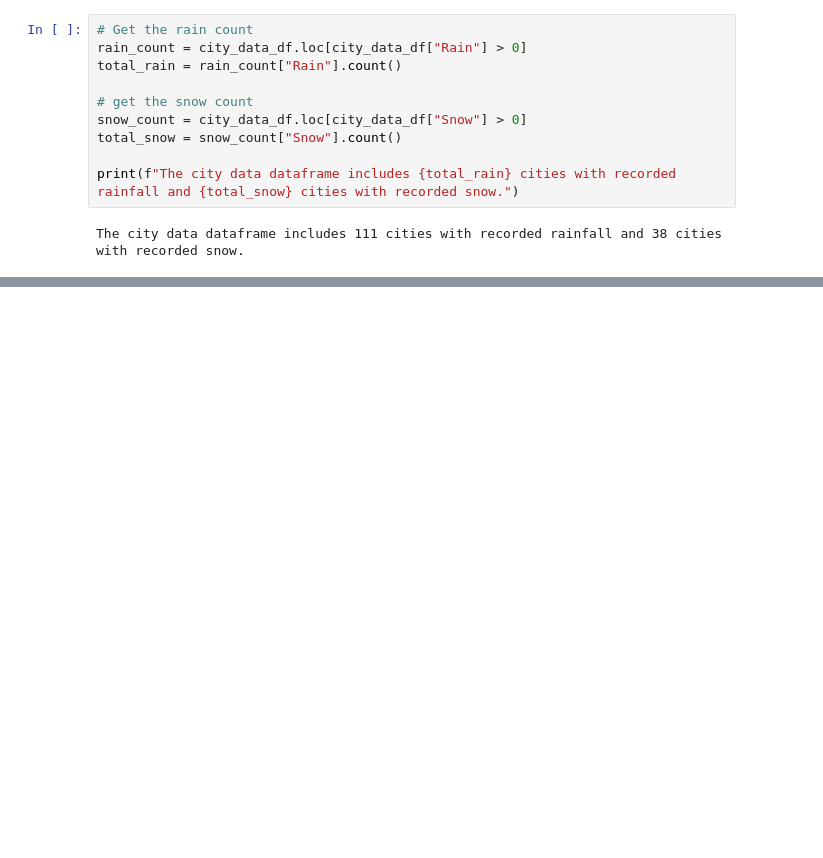
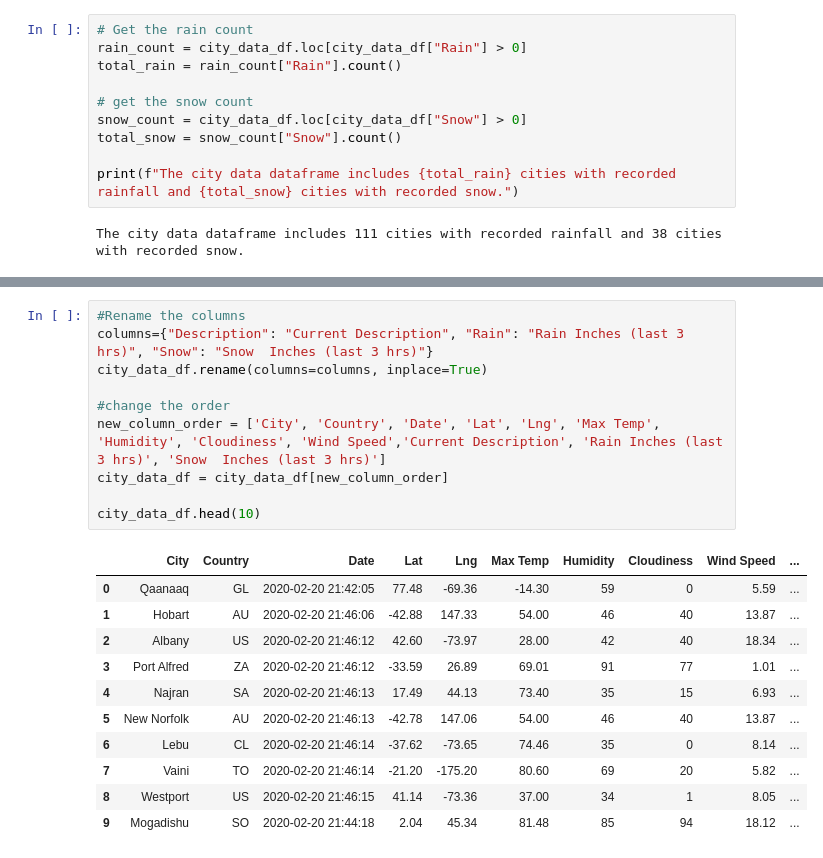
Before and after one commit to rcelorio/World_Weather_Analysis, a Jupyter notebook: Weather_Database.ipynb, the cells around one changed output, grey strips where cells are left out. Saved outputs shown, nothing was run; the diff lists cells and outputs as text; blank space fills up the shorter version.

```diff
--- a/Weather_Database.ipynb
+++ b/Weather_Database.ipynb
@@ -163,0 +168,22 @@ The city data dataframe includes 111 cities with recorded rainfall and 38 cities
+# %%
+#Rename the columns
+columns={"Description": "Current Description", "Rain": "Rain Inches (last 3 hrs)", "Snow": "Snow  Inches (last 3 hrs)"}
+city_data_df.rename(columns=columns, inplace=True)
+
+#change the order
+new_column_order = ['City', 'Country', 'Date', 'Lat', 'Lng', 'Max Temp', 'Humidity', 'Cloudiness', 'Wind Speed','Current Description', 'Rain Inches (last 3 hrs)', 'Snow  Inches (last 3 hrs)']
+city_data_df = city_data_df[new_column_order]
+
+city_data_df.head(10)
+# %% [output]
+|  | City | Country | Date | Lat | Lng | Max Temp | Humidity | Cloudiness | Wind Speed | ... |
+| 0 | Qaanaaq | GL | 2020-02-20 21:42:05 | 77.48 | -69.36 | -14.30 | 59 | 0 | 5.59 | ... |
+| 1 | Hobart | AU | 2020-02-20 21:46:06 | -42.88 | 147.33 | 54.00 | 46 | 40 | 13.87 | ... |
+| 2 | Albany | US | 2020-02-20 21:46:12 | 42.60 | -73.97 | 28.00 | 42 | 40 | 18.34 | ... |
+| 3 | Port Alfred | ZA | 2020-02-20 21:46:12 | -33.59 | 26.89 | 69.01 | 91 | 77 | 1.01 | ... |
+| 4 | Najran | SA | 2020-02-20 21:46:13 | 17.49 | 44.13 | 73.40 | 35 | 15 | 6.93 | ... |
+| 5 | New Norfolk | AU | 2020-02-20 21:46:13 | -42.78 | 147.06 | 54.00 | 46 | 40 | 13.87 | ... |
+| 6 | Lebu | CL | 2020-02-20 21:46:14 | -37.62 | -73.65 | 74.46 | 35 | 0 | 8.14 | ... |
+| 7 | Vaini | TO | 2020-02-20 21:46:14 | -21.20 | -175.20 | 80.60 | 69 | 20 | 5.82 | ... |
+| 8 | Westport | US | 2020-02-20 21:46:15 | 41.14 | -73.36 | 37.00 | 34 | 1 | 8.05 | ... |
+| 9 | Mogadishu | SO | 2020-02-20 21:44:18 | 2.04 | 45.34 | 81.48 | 85 | 94 | 18.12 | ... |
```
Also changed, not shown: parts of 1 cell of this notebook, 1 other file.
